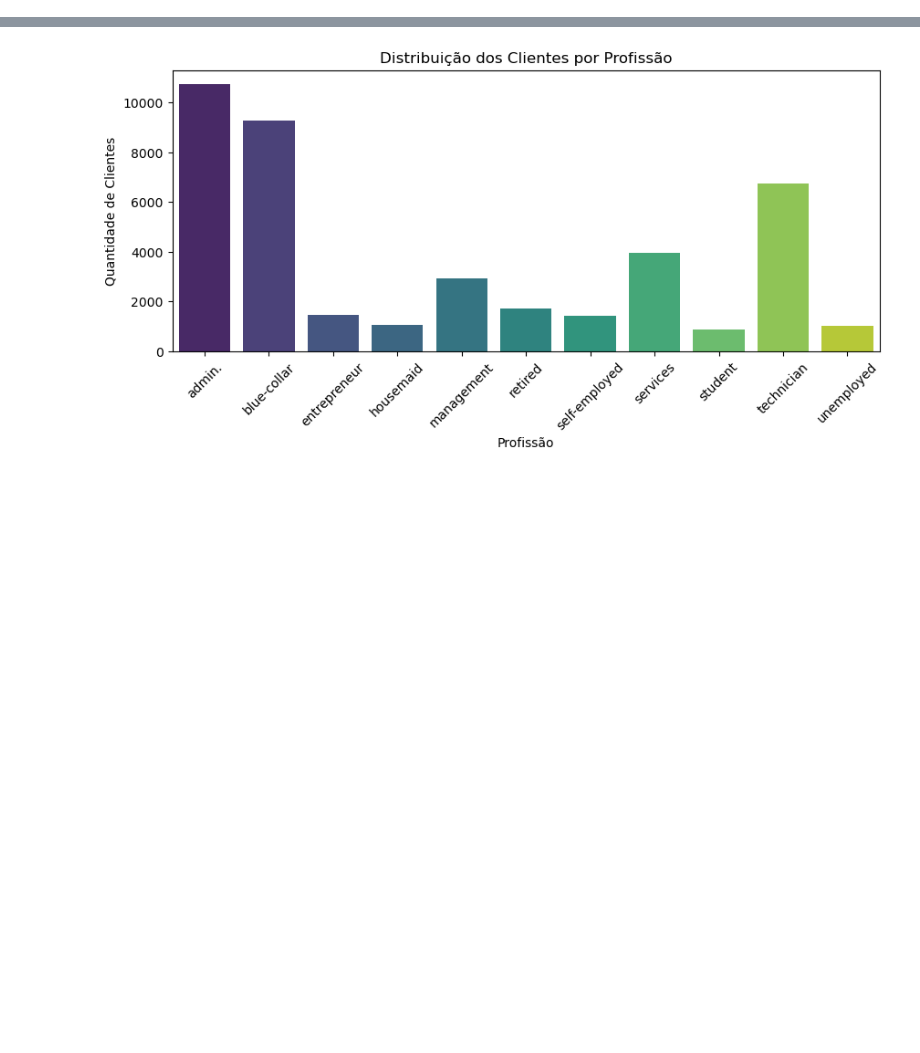
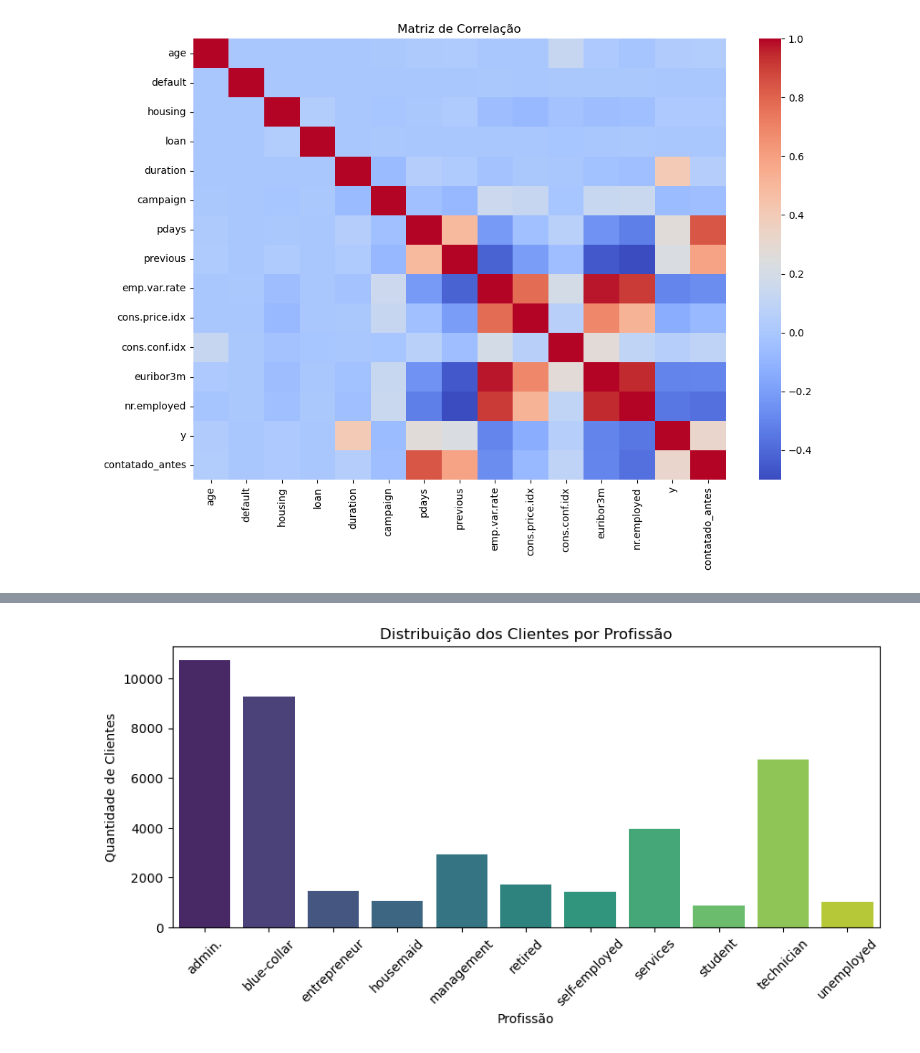
Before and after one commit to LucasUgulino/Super_Projeto_Estatistica, a Jupyter notebook: notebooks/eda.ipynb, the cells around one changed output, grey strips where cells are left out. Drawn from its saved outputs; the diff is of its cells as text; code cells hidden in the pictures; blank space fills up the shorter version.

```diff
--- a/notebooks/eda.ipynb
+++ b/notebooks/eda.ipynb
@@ -28,0 +100,10 @@ Name: proportion, dtype: float64
+# %%
+# Seleciona apenas as colunas numéricas
+colunas_numericas = df.select_dtypes(include=['number'])
+
+# Calcula a matriz de correlação
+matriz_correlacao = colunas_numericas.corr()
+
+# Foca apenas na correlação das variáveis com a variável alvo 'y'
+correlacao_com_alvo = matriz_correlacao['y'].sort_values(ascending=False)
+correlacao_com_alvo
@@ -28,0 +127,8 @@ Name: proportion, dtype: float64
+# %%
+# Gráfico da correlação (Heatmap)
+plt.figure(figsize=(12, 8))
+sns.heatmap(matriz_correlacao, annot=False, cmap='coolwarm', fmt=".2f")
+plt.title('Matriz de Correlação')
+plt.show()
+# %% [output]
+[figure, added]
```
Also changed, not shown: parts of 39 cells of this notebook, 11 other files.
